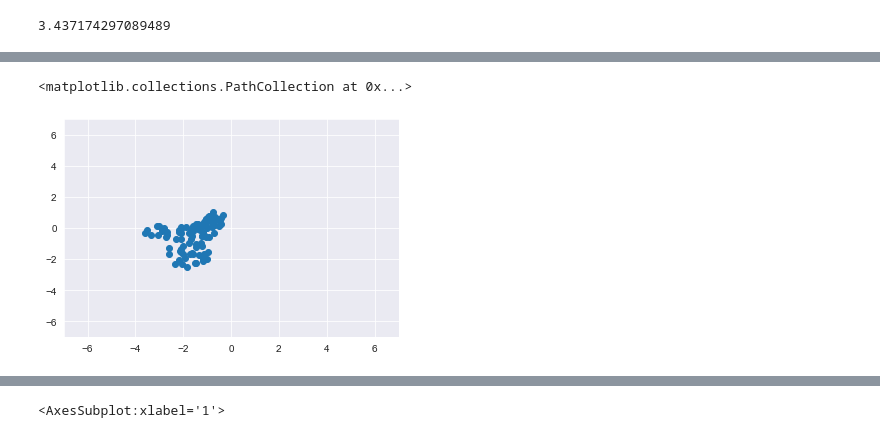
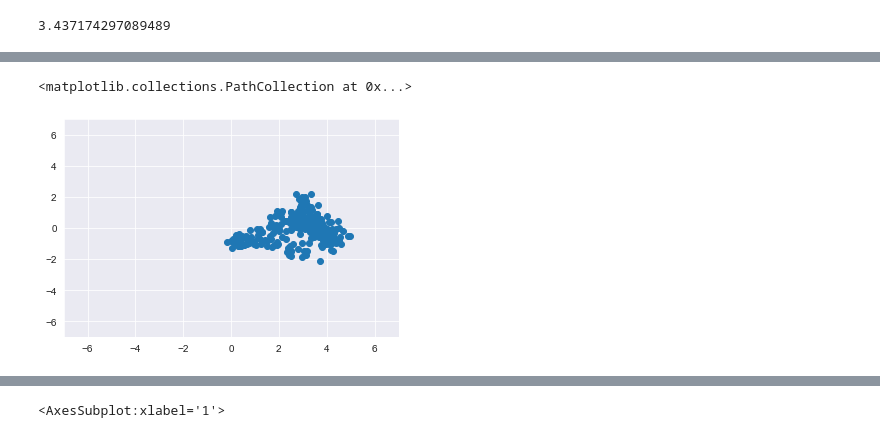
Before and after one commit to ktadgh/Air-Pollution, a Jupyter notebook: wind_distribution.ipynb, the cells around one changed output, grey strips where cells are left out. Cells and saved outputs as stored; diff of their text form; code cells hidden in the pictures.

Commit message:
Edited to use wind speeds normally distributed in the x and y plane, with the axes shifted so that y is the direction of prevailing wind. Added some labels and stuff to the gif

```diff
--- a/wind_distribution.ipynb
+++ b/wind_distribution.ipynb
@@ -27,7 +35,8 @@ mean_x_speed = july["x_speed"].mean()
 mean_y_speed = july["y_speed"].mean()
 print(mean_x_speed)
 print(mean_y_speed)
-july_atan2_direction = np.arctan(mean_y_speed/mean_x_speed)*180/np.pi
+print(np.arctan(mean_y_speed/mean_x_speed))
+july_atan2_direction = np.arctan(mean_y_speed/mean_x_speed)
 # %% [output]
 1.9176809395838248
 0.5839370708602059
@@ -51,15 +71,15 @@ print(new_dir)
 # %%
 import matplotlib.pyplot as plt
 
-r = np.array([[np.cos(new_dir),- np.sin(new_dir)],[np.sin(new_dir),np.cos(new_dir)]])
-
+#r = np.array([[np.cos(new_dir),- np.sin(new_dir)],[np.sin(new_dir),np.cos(new_dir)]])
+r = np.array([[np.cos(-july_atan2_direction),- np.sin(-july_atan2_direction)],[np.sin(-july_atan2_direction),np.cos(-july_atan2_direction)]])
 rotated = np.transpose(r @ np.transpose(july[["x_speed","y_speed"]]))
 x_transformed = rotated[0]
 y_transformed = rotated[1]
 # july["transformed_y_speed"] = july["Wind (m/s)"]*np.sin((july["Wind Dir (deg)"] - new_dir)*np.pi/180)
 plt.xlim([-7, 7])
 plt.ylim([-7, 7])
-plt.scatter(x_transformed[0:100],y_transformed[0:100])
+plt.scatter(x_transformed[0:300],y_transformed[0:300])
 # %% [output]
 <matplotlib.collections.PathCollection at 0x...>
-[figure, old version]
+[figure, new version]
```
Also changed, not shown: parts of 13 cells of this notebook, 1 other file.
